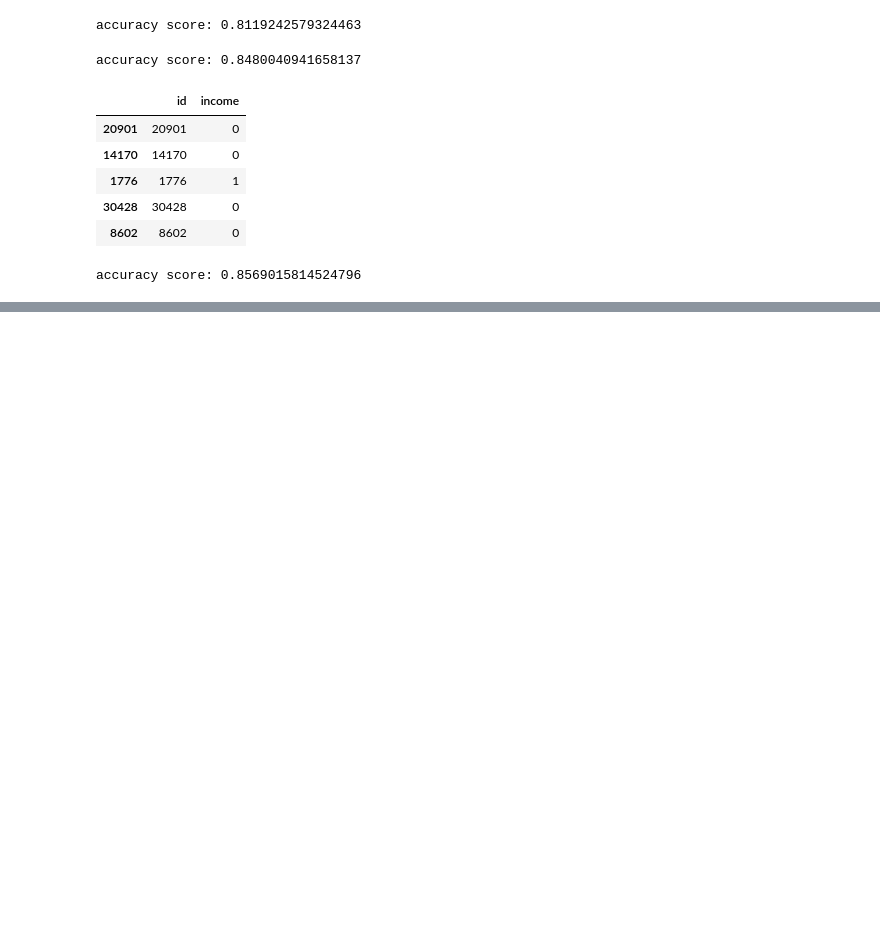
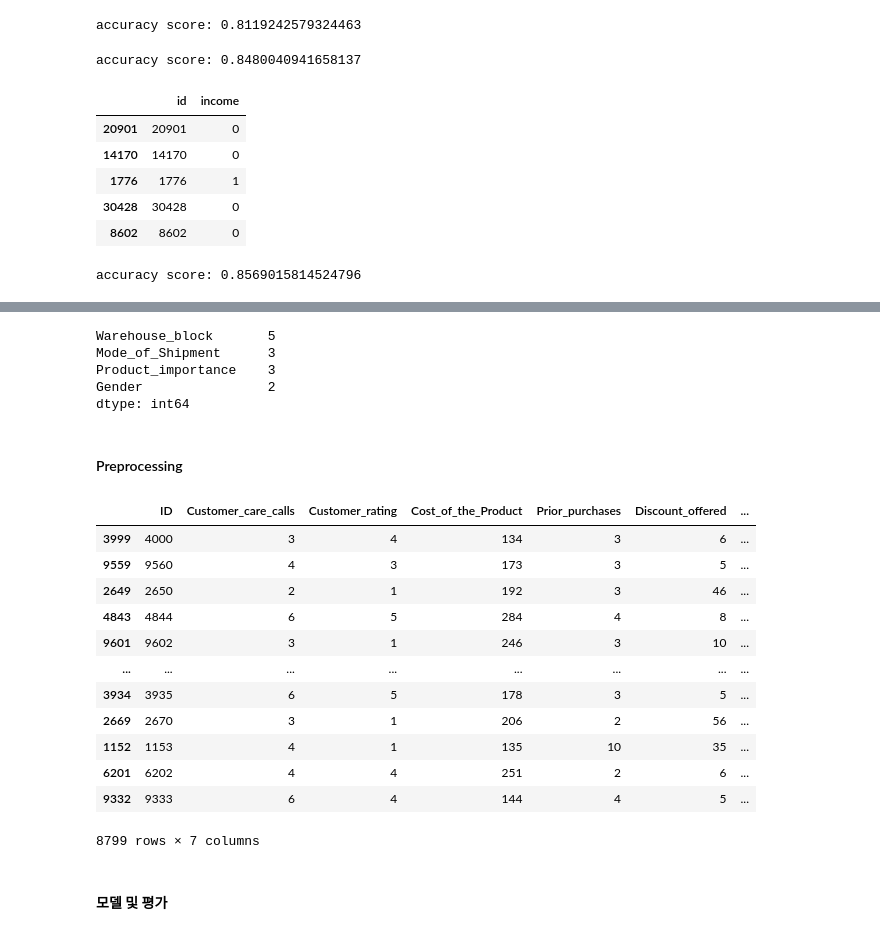
Before and after one commit to zudata/BEAKJOON, a Jupyter notebook: study/Big Data Certification study.ipynb, the cells around one changed output, grey strips where cells are left out. Drawn from its saved outputs; the diff is of its cells as text; code cells hidden in the pictures; blank space fills up the shorter version.

Commit message:
exam2-2

```diff
--- a/study/Big Data Certification study.ipynb
+++ b/study/Big Data Certification study.ipynb
@@ -3187,0 +3201,30 @@ print(submit.shape, test.shape)
+# %%
+# 시험환경 세팅 (코드 변경 X)
+import pandas as pd
+import numpy as np
+from sklearn.model_selection import train_test_split
+
+def exam_data_load(df, target, id_name="", null_name=""):
+    if id_name == "":
+        df = df.reset_index().rename(columns={"index": "id"})
+        id_name = 'id'
+    else:
+        id_name = id_name
+
+    if null_name != "":
+        df[df == null_name] = np.nan
+
+    X_train, X_test = train_test_split(df, test_size=0.2, random_state=2021)
+
+    y_train = X_train[[id_name, target]]
+    X_train = X_train.drop(columns=[target])
+
+
+    y_test = X_test[[id_name, target]]
+    X_test = X_test.drop(columns=[target])
+    return X_train, X_test, y_train, y_test
+
+df = pd.read_csv("data/BDC/customer-analytics/Train.csv")
+X_train, X_test, y_train, y_test = exam_data_load(df, target='Reached.on.Time_Y.N', id_name='ID')
+
+X_train.shape, X_test.shape, y_train.shape, y_test.shape
@@ -3187,0 +3333,32 @@ print(submit.shape, test.shape)
+# %%
+# object 타입 컬럼, 고유값 개수 확인
+X_train[['Warehouse_block', 'Mode_of_Shipment', 'Product_importance', 'Gender']].nunique()
+# %% [output]
+Warehouse_block       5
+Mode_of_Shipment      3
+Product_importance    3
+Gender                2
+dtype: int64
+# %% [markdown]
+#### Preprocessing
+# %%
+# object 컬럼 삭제 (또는 라벨인코딩, 원핫인코딩)
+X_train = X_train.drop(['Warehouse_block', 'Mode_of_Shipment', 'Product_importance', 'Gender'], axis=1)
+X_test = X_test.drop(['Warehouse_block', 'Mode_of_Shipment', 'Product_importance', 'Gender'], axis=1)
+X_train
+# %% [output]
+|  | ID | Customer_care_calls | Customer_rating | Cost_of_the_Product | Prior_purchases | Discount_offered | ... |
+| 3999 | 4000 | 3 | 4 | 134 | 3 | 6 | ... |
+| 9559 | 9560 | 4 | 3 | 173 | 3 | 5 | ... |
+| 2649 | 2650 | 2 | 1 | 192 | 3 | 46 | ... |
+| 4843 | 4844 | 6 | 5 | 284 | 4 | 8 | ... |
+| 9601 | 9602 | 3 | 1 | 246 | 3 | 10 | ... |
+| ... | ... | ... | ... | ... | ... | ... | ... |
+| 3934 | 3935 | 6 | 5 | 178 | 3 | 5 | ... |
+| 2669 | 2670 | 3 | 1 | 206 | 2 | 56 | ... |
+| 1152 | 1153 | 4 | 1 | 135 | 10 | 35 | ... |
+| 6201 | 6202 | 4 | 4 | 251 | 2 | 6 | ... |
+| 9332 | 9333 | 6 | 4 | 144 | 4 | 5 | ... |
+8799 rows × 7 columns
+# %% [markdown]
+#### 모델 및 평가
```
Also changed, not shown: parts of 199 cells of this notebook.
